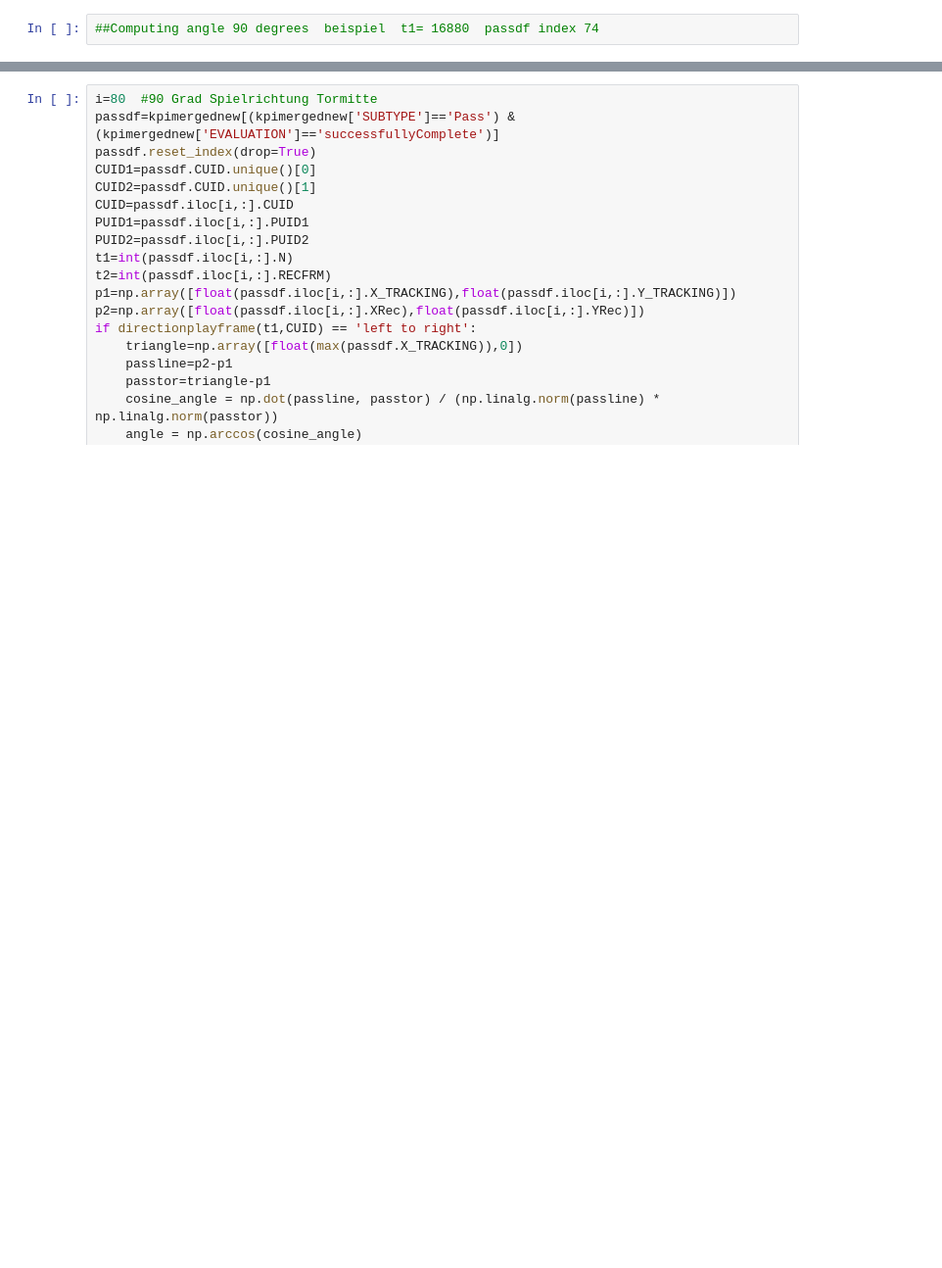
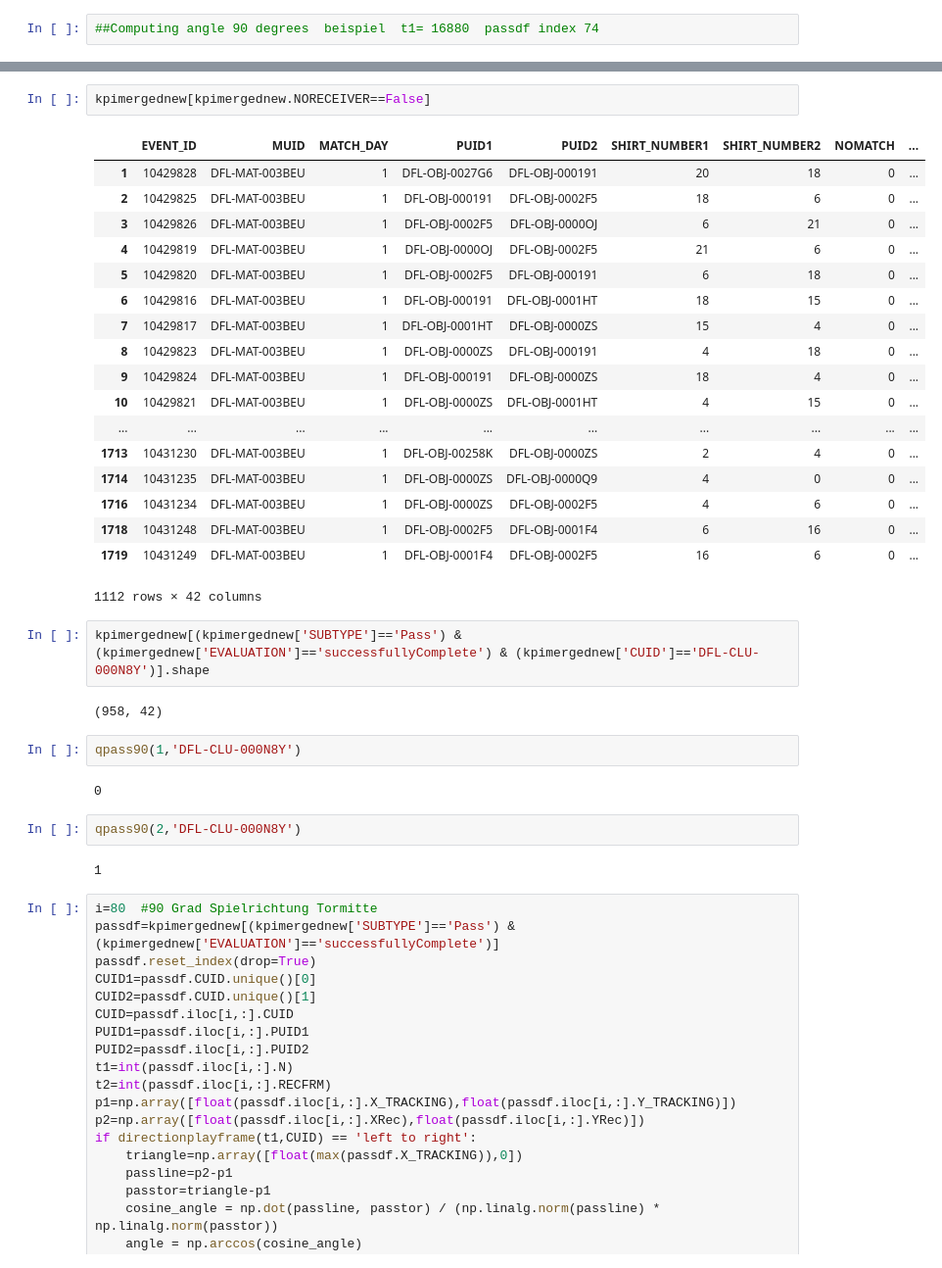
Before and after one commit to Deutscher-Fussball-Bund/Qualit-tsindex, a Jupyter notebook: Test.ipynb, the cells around one changed output, grey strips where cells are left out. Shown at 98% size. Cells and saved outputs as stored; diff of their text form; blank space fills up the shorter version.

```diff
--- a/Test.ipynb
+++ b/Test.ipynb
@@ -845,3 +1186,36 @@ if directionplayframe(t1,CUID) == 'right to left':
+# %%
+kpimergednew[kpimergednew.NORECEIVER==False]
+# %% [output]
+|  | EVENT_ID | MUID | MATCH_DAY | PUID1 | PUID2 | SHIRT_NUMBER1 | SHIRT_NUMBER2 | NOMATCH | ... |
+| 1 | 10429828 | DFL-MAT-003BEU | 1 | DFL-OBJ-0027G6 | DFL-OBJ-000191 | 20 | 18 | 0 | ... |
+| 2 | 10429825 | DFL-MAT-003BEU | 1 | DFL-OBJ-000191 | DFL-OBJ-0002F5 | 18 | 6 | 0 | ... |
+| 3 | 10429826 | DFL-MAT-003BEU | 1 | DFL-OBJ-0002F5 | DFL-OBJ-0000OJ | 6 | 21 | 0 | ... |
+| 4 | 10429819 | DFL-MAT-003BEU | 1 | DFL-OBJ-0000OJ | DFL-OBJ-0002F5 | 21 | 6 | 0 | ... |
+| 5 | 10429820 | DFL-MAT-003BEU | 1 | DFL-OBJ-0002F5 | DFL-OBJ-000191 | 6 | 18 | 0 | ... |
+| 6 | 10429816 | DFL-MAT-003BEU | 1 | DFL-OBJ-000191 | DFL-OBJ-0001HT | 18 | 15 | 0 | ... |
+| 7 | 10429817 | DFL-MAT-003BEU | 1 | DFL-OBJ-0001HT | DFL-OBJ-0000ZS | 15 | 4 | 0 | ... |
+| 8 | 10429823 | DFL-MAT-003BEU | 1 | DFL-OBJ-0000ZS | DFL-OBJ-000191 | 4 | 18 | 0 | ... |
+| 9 | 10429824 | DFL-MAT-003BEU | 1 | DFL-OBJ-000191 | DFL-OBJ-0000ZS | 18 | 4 | 0 | ... |
+| 10 | 10429821 | DFL-MAT-003BEU | 1 | DFL-OBJ-0000ZS | DFL-OBJ-0001HT | 4 | 15 | 0 | ... |
+| ... | ... | ... | ... | ... | ... | ... | ... | ... | ... |
+| 1713 | 10431230 | DFL-MAT-003BEU | 1 | DFL-OBJ-00258K | DFL-OBJ-0000ZS | 2 | 4 | 0 | ... |
+| 1714 | 10431235 | DFL-MAT-003BEU | 1 | DFL-OBJ-0000ZS | DFL-OBJ-0000Q9 | 4 | 0 | 0 | ... |
+| 1716 | 10431234 | DFL-MAT-003BEU | 1 | DFL-OBJ-0000ZS | DFL-OBJ-0002F5 | 4 | 6 | 0 | ... |
+| 1718 | 10431248 | DFL-MAT-003BEU | 1 | DFL-OBJ-0002F5 | DFL-OBJ-0001F4 | 6 | 16 | 0 | ... |
+| 1719 | 10431249 | DFL-MAT-003BEU | 1 | DFL-OBJ-0001F4 | DFL-OBJ-0002F5 | 16 | 6 | 0 | ... |
+1112 rows × 42 columns
+# %%
+kpimergednew[(kpimergednew['SUBTYPE']=='Pass') & (kpimergednew['EVALUATION']=='successfullyComplete') & (kpimergednew['CUID']=='DFL-CLU-000N8Y')].shape
+# %% [output]
+(958, 42)
+# %%
+qpass90(1,'DFL-CLU-000N8Y')
+# %% [output]
+0
+# %%
+qpass90(2,'DFL-CLU-000N8Y')
+# %% [output]
+1
 # %%
 i=80  #90 Grad Spielrichtung Tormitte
 passdf=kpimergednew[(kpimergednew['SUBTYPE']=='Pass') & (kpimergednew['EVALUATION']=='successfullyComplete')]
```
Also changed, not shown: parts of 45 cells of this notebook, 1 other file.
